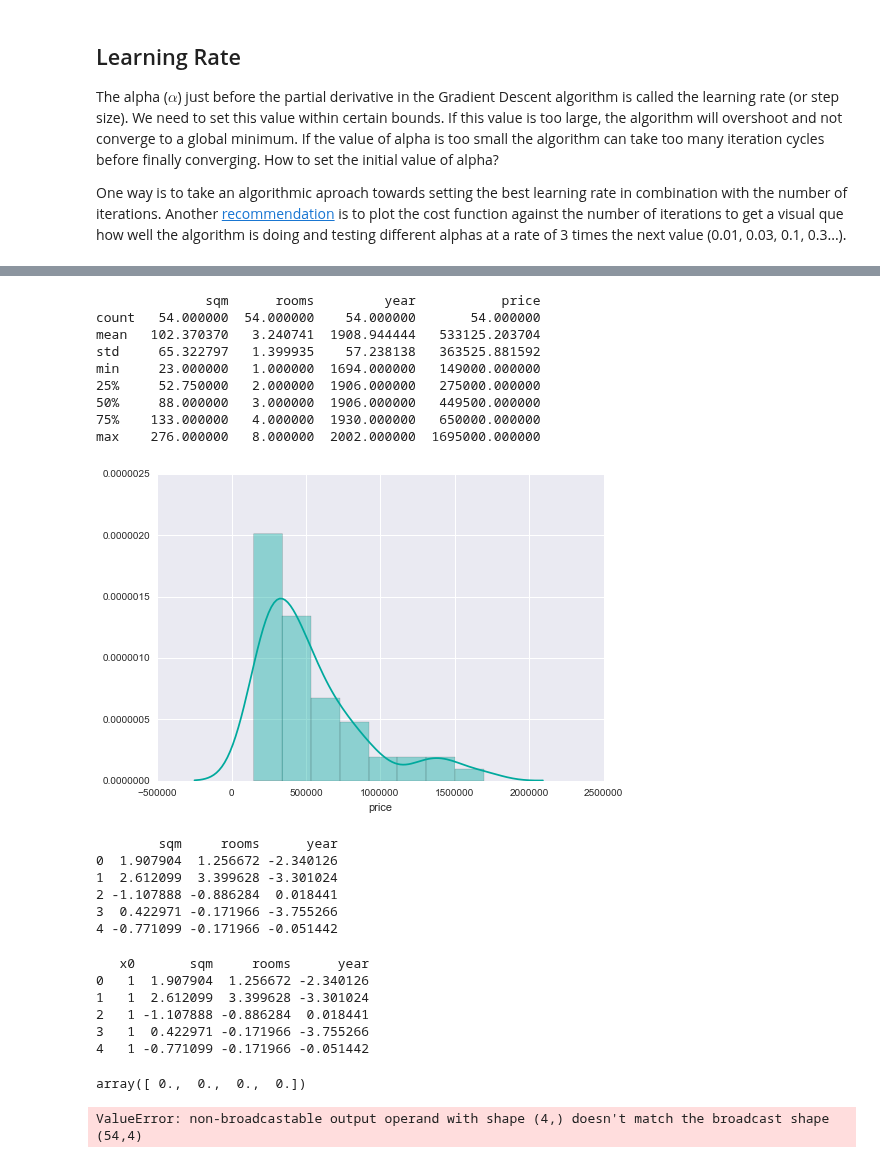
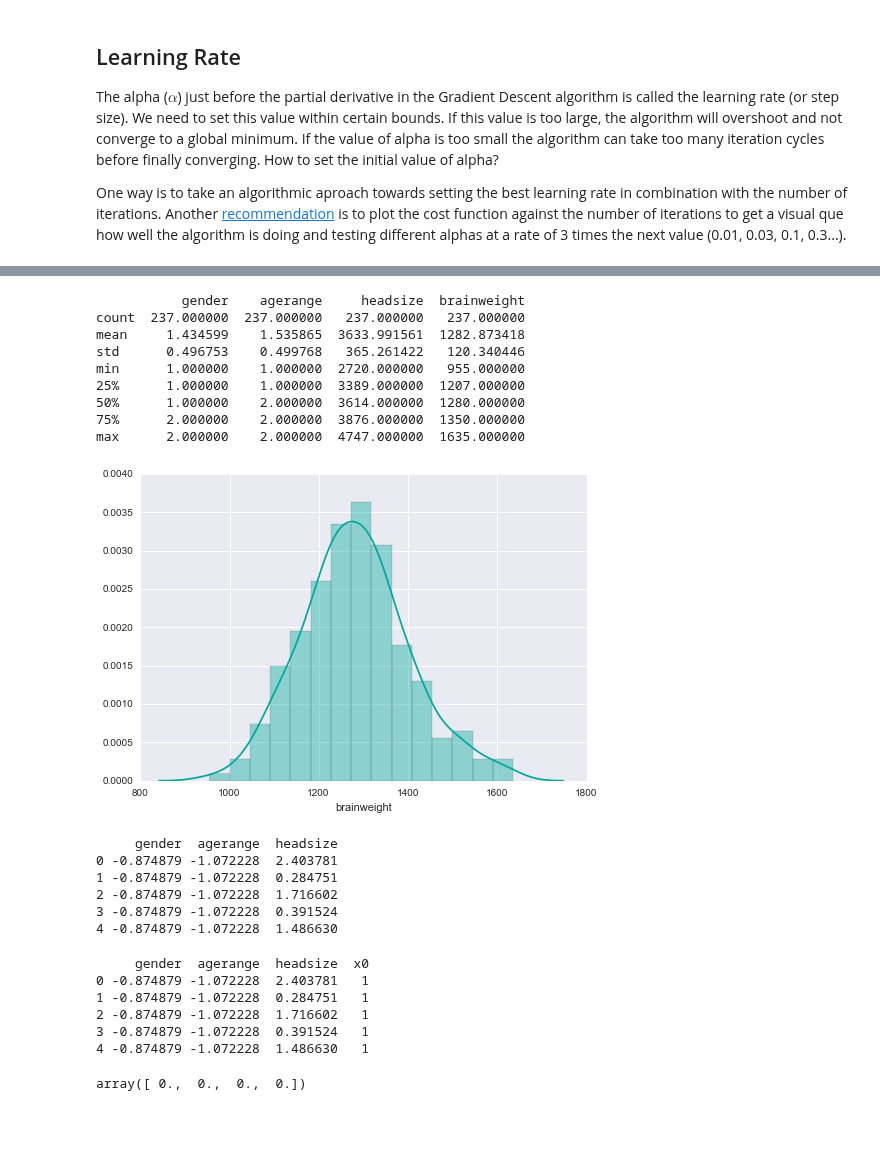
Before and after one commit to leonvanbokhorst/NoteBooks-Statistics-and-MachineLearning, a Jupyter notebook: 0021 Multivariate Linear Regression with Gradient Descent.ipynb, the cells around one changed output, grey strips where cells are left out. Cells and saved outputs as stored; diff of their text form; code cells hidden in the pictures; blank space fills up the shorter version.

Commit message:
Linear Regression with Gradient Descent

```diff
--- a/0021 Multivariate Linear Regression with Gradient Descent.ipynb
+++ b/0021 Multivariate Linear Regression with Gradient Descent.ipynb
@@ -196,22 +197,22 @@ For illustration purposes, we create a small training set of 54 [housing prices]
 # %%
 # Load the training set from csv
-training_set = pd.read_csv('data/amsterdam-housing-prices-training-set.csv')
+training_set = pd.read_csv('data/brainhead.csv')
 training_set.describe()
 # %% [output]
-              sqm      rooms         year           price
-count   54.000000  54.000000    54.000000       54.000000
-mean   102.370370   3.240741  1908.944444   533125.203704
-std     65.322797   1.399935    57.238138   363525.881592
-min     23.000000   1.000000  1694.000000   149000.000000
-25%     52.750000   2.000000  1906.000000   275000.000000
-50%     88.000000   3.000000  1906.000000   449500.000000
-75%    133.000000   4.000000  1930.000000   650000.000000
-max    276.000000   8.000000  2002.000000  1695000.000000
+           gender    agerange     headsize  brainweight
+count  237.000000  237.000000   237.000000   237.000000
+mean     1.434599    1.535865  3633.991561  1282.873418
+std      0.496753    0.499768   365.261422   120.340446
+min      1.000000    1.000000  2720.000000   955.000000
+25%      1.000000    1.000000  3389.000000  1207.000000
+50%      1.000000    2.000000  3614.000000  1280.000000
+75%      2.000000    2.000000  3876.000000  1350.000000
+max      2.000000    2.000000  4747.000000  1635.000000
 # %%
-# Plot the distribution of housing prices
-sns.distplot(training_set.price)
+# Plot the distribution of brain weights
+sns.distplot(training_set.brainweight)
 plt.show()
 # %% [output]
-[figure, old version]
+[figure, new version]
 # %%
 # Split the feature set and observations for convenience
@@ -226,27 +227,27 @@ def normalize_features(x):
 
     return x_norm
 
-features = normalize_features(features)
-features.head()
+features_norm = normalize_features(features)
+features_norm.head()
 # %% [output]
-        sqm     rooms      year
-0  1.907904  1.256672 -2.340126
-1  2.612099  3.399628 -3.301024
-2 -1.107888 -0.886284  0.018441
-3  0.422971 -0.171966 -3.755266
-4 -0.771099 -0.171966 -0.051442
+     gender  agerange  headsize
+0 -0.874879 -1.072228  2.403781
+1 -0.874879 -1.072228  0.284751
+2 -0.874879 -1.072228  1.716602
+3 -0.874879 -1.072228  0.391524
+4 -0.874879 -1.072228  1.486630
 # %%
 # 2. Add a constant feature x0 with value 1
-m = len(features)  # number of data points
-features.insert(0, 'x0', pd.Series(np.ones(m)))
-n = features.columns.size  # number of features
+m = len(features_norm)  # number of data points
+features_norm['x0'] = pd.Series(np.ones(m))
+n = features_norm.columns.size  # number of features
 
-features.head()
+features_norm.head()
 # %% [output]
-   x0       sqm     rooms      year
-0   1  1.907904  1.256672 -2.340126
-1   1  2.612099  3.399628 -3.301024
-2   1 -1.107888 -0.886284  0.018441
-3   1  0.422971 -0.171966 -3.755266
-4   1 -0.771099 -0.171966 -0.051442
+     gender  agerange  headsize  x0
+0 -0.874879 -1.072228  2.403781   1
+1 -0.874879 -1.072228  0.284751   1
+2 -0.874879 -1.072228  1.716602   1
+3 -0.874879 -1.072228  0.391524   1
+4 -0.874879 -1.072228  1.486630   1
 # %%
@@ -321,6 +263,0 @@ def calculate_theta(alpha, features, predicted_values, theta, values):
-# %%
-x = np.array(features)
-y = np.array(observations)
-thetas, costs = gradient_descent(x, y, thetas, alpha, iterations)
-# %% [output]
-ValueError: non-broadcastable output operand with shape (4,) doesn't match the broadcast shape (54,4)
```
Also changed, not shown: parts of 13 cells of this notebook.
